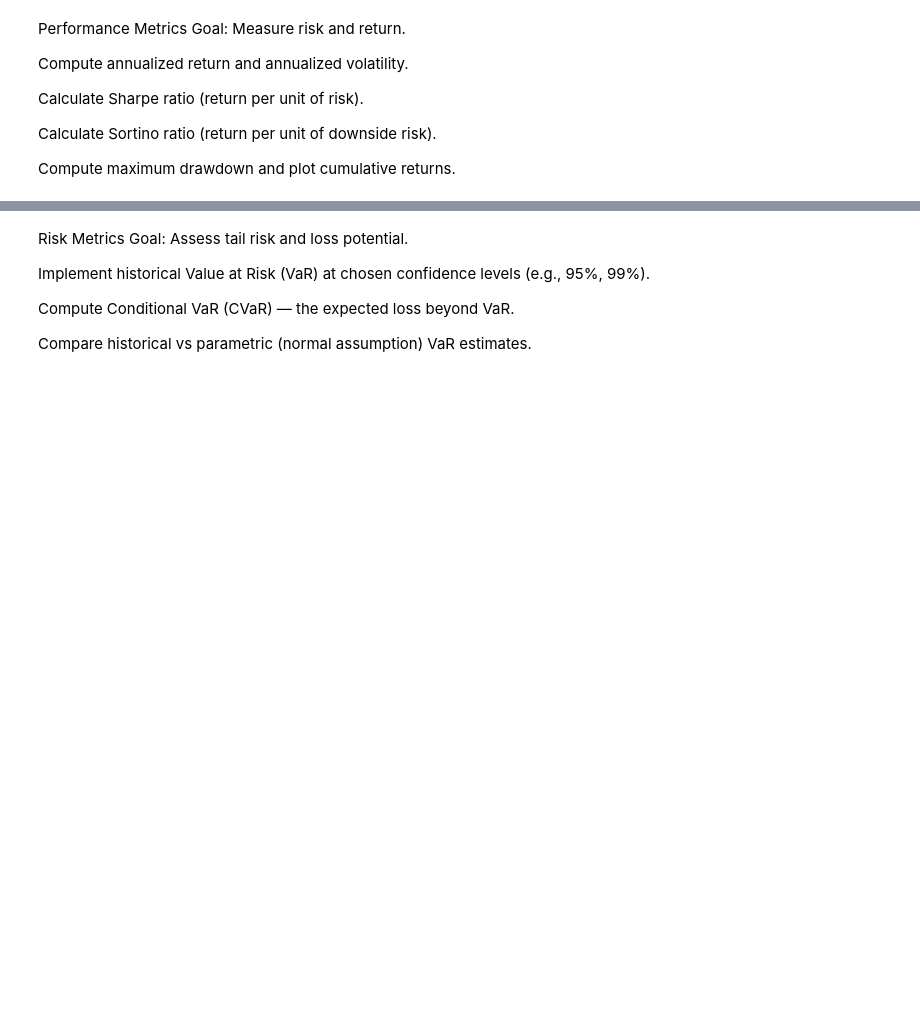
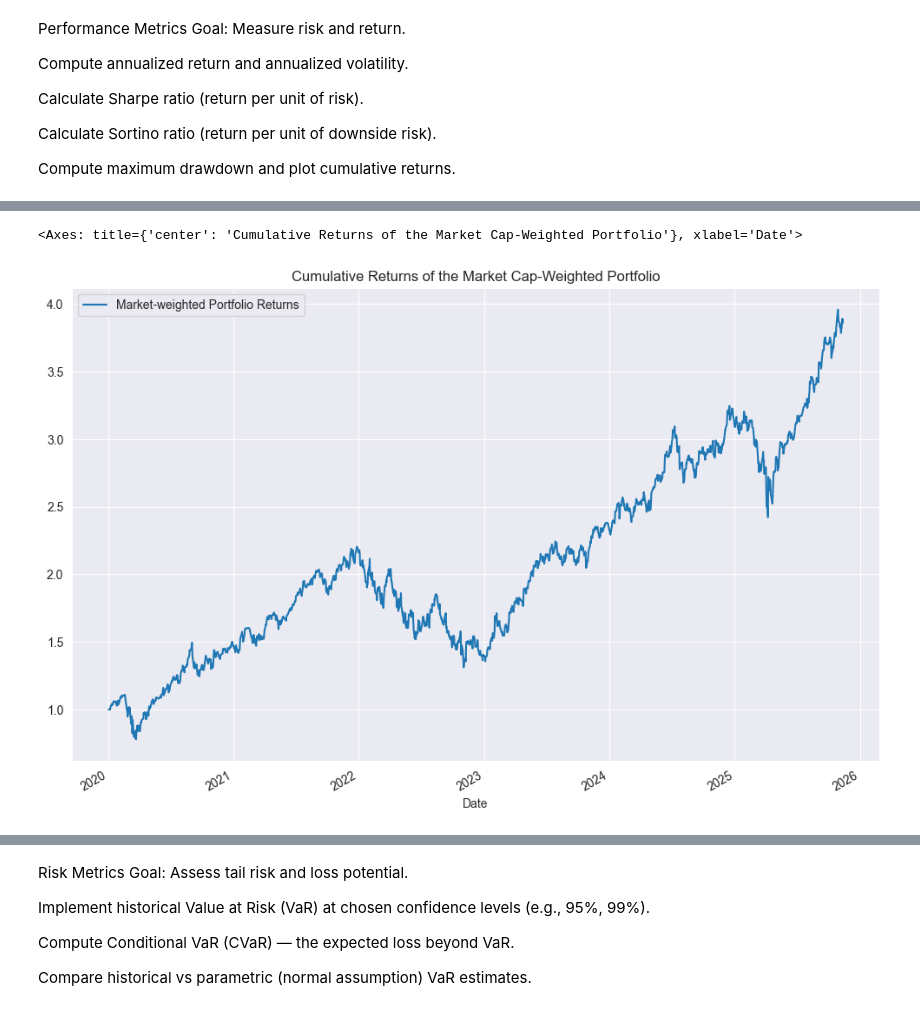
Before and after one commit to gianmarcolai/Finance-Training, a Jupyter notebook: Risk Metrics and Portfolio Analytics.ipynb, the cells around one changed output, grey strips where cells are left out. Cells and saved outputs as stored; diff of their text form; code cells hidden in the pictures; blank space fills up the shorter version.

```diff
--- a/Risk Metrics and Portfolio Analytics.ipynb
+++ b/Risk Metrics and Portfolio Analytics.ipynb
@@ -259,0 +260,7 @@ max_drowdown.plot(title = "Max Drowdown", figsize = (12, 8))
+# %%
+cumulative_returns_market_weighted_portfolio = (1 + portfolio_returns_marketCap_weights).cumprod()
+cumulative_returns_market_weighted_portfolio.iloc[0] = 1
+cumulative_returns_market_weighted_portfolio.plot(title = "Cumulative Returns of the Market Cap-Weighted Portfolio", figsize = (12, 8))
+# %% [output]
+<Axes: title={'center': 'Cumulative Returns of the Market Cap-Weighted Portfolio'}, xlabel='Date'>
+[figure, added]
```
Also changed, not shown: parts of 42 cells of this notebook.
